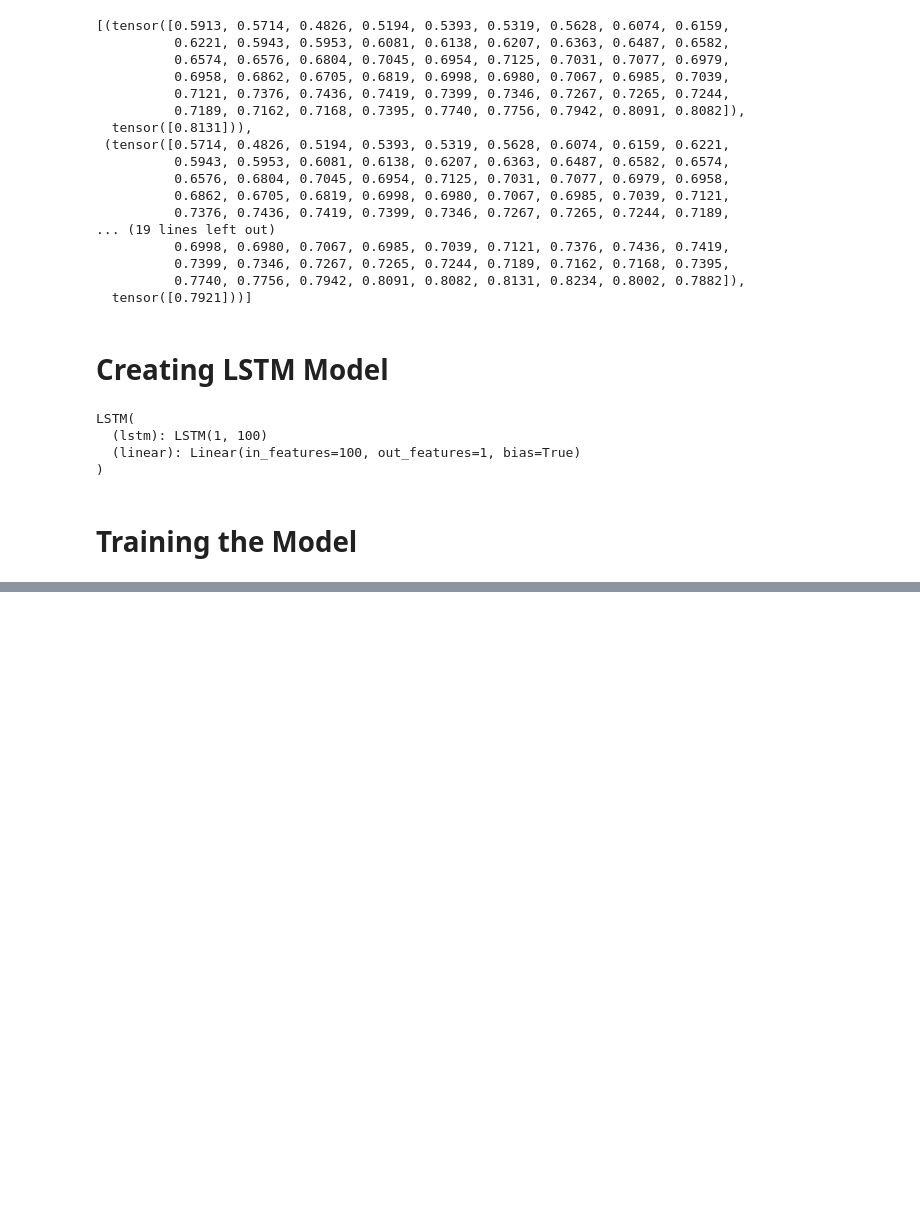
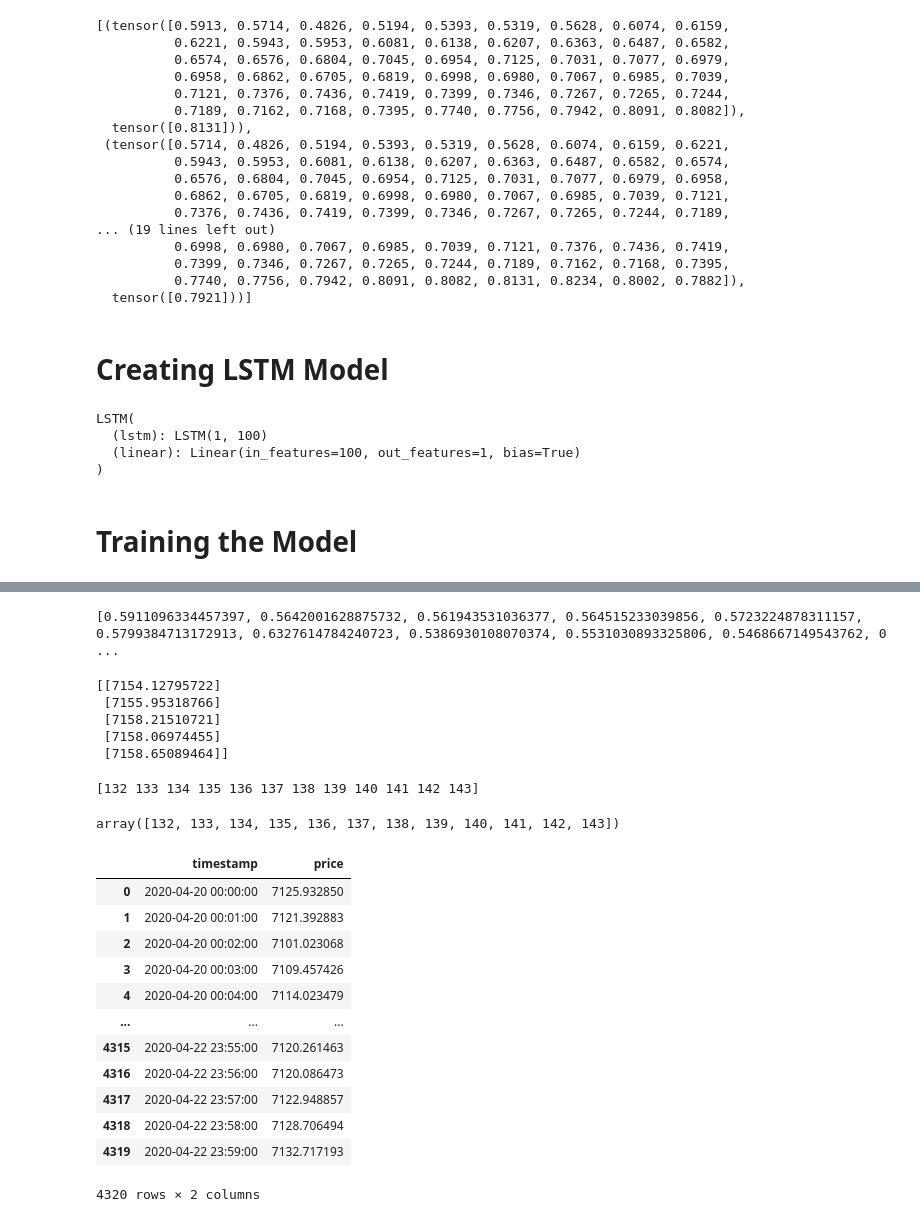
Before and after one commit to Hinterhalter/Post-COVID-19_modeling, a Jupyter notebook: LSTM.ipynb, the cells around one changed output, grey strips where cells are left out. Cells and saved outputs as stored; diff of their text form; code cells hidden in the pictures; blank space fills up the shorter version.

```diff
--- a/LSTM.ipynb
+++ b/LSTM.ipynb
@@ -230,0 +258,7 @@ print(f'epoch: {i:3} loss: {single_loss.item():10.10f}')
+# %%
+fut_pred = 216
+
+test_inputs = train_data_normalized[-train_window:].tolist()
+print(test_inputs)
+# %% [output]
+[0.5911096334457397, 0.5642001628875732, 0.561943531036377, 0.564515233039856, 0.5723224878311157, 0.5799384713172913, 0.6327614784240723, 0.5386930108070374, 0.5531030893325806, 0.5468667149543762, 0 ...
@@ -230,0 +275,9 @@ print(f'epoch: {i:3} loss: {single_loss.item():10.10f}')
+# %%
+actual_predictions = scaler.inverse_transform(np.array(test_inputs[train_window:] ).reshape(-1, 1))
+print(actual_predictions[:5])
+# %% [output]
+[[7154.12795722]
+ [7155.95318766]
+ [7158.21510721]
+ [7158.06974455]
+ [7158.65089464]]
@@ -230,0 +286,25 @@ print(f'epoch: {i:3} loss: {single_loss.item():10.10f}')
+# %%
+x = np.arange(132, 144, 1)
+print(x)
+# %% [output]
+[132 133 134 135 136 137 138 139 140 141 142 143]
+# %%
+x
+# %% [output]
+array([132, 133, 134, 135, 136, 137, 138, 139, 140, 141, 142, 143])
+# %%
+df
+# %% [output]
+|  | timestamp | price |
+| 0 | 2020-04-20 00:00:00 | 7125.932850 |
+| 1 | 2020-04-20 00:01:00 | 7121.392883 |
+| 2 | 2020-04-20 00:02:00 | 7101.023068 |
+| 3 | 2020-04-20 00:03:00 | 7109.457426 |
+| 4 | 2020-04-20 00:04:00 | 7114.023479 |
+| ... | ... | ... |
+| 4315 | 2020-04-22 23:55:00 | 7120.261463 |
+| 4316 | 2020-04-22 23:56:00 | 7120.086473 |
+| 4317 | 2020-04-22 23:57:00 | 7122.948857 |
+| 4318 | 2020-04-22 23:58:00 | 7128.706494 |
+| 4319 | 2020-04-22 23:59:00 | 7132.717193 |
+4320 rows × 2 columns
```
Also changed, not shown: parts of 15 cells of this notebook, 1 other file.
